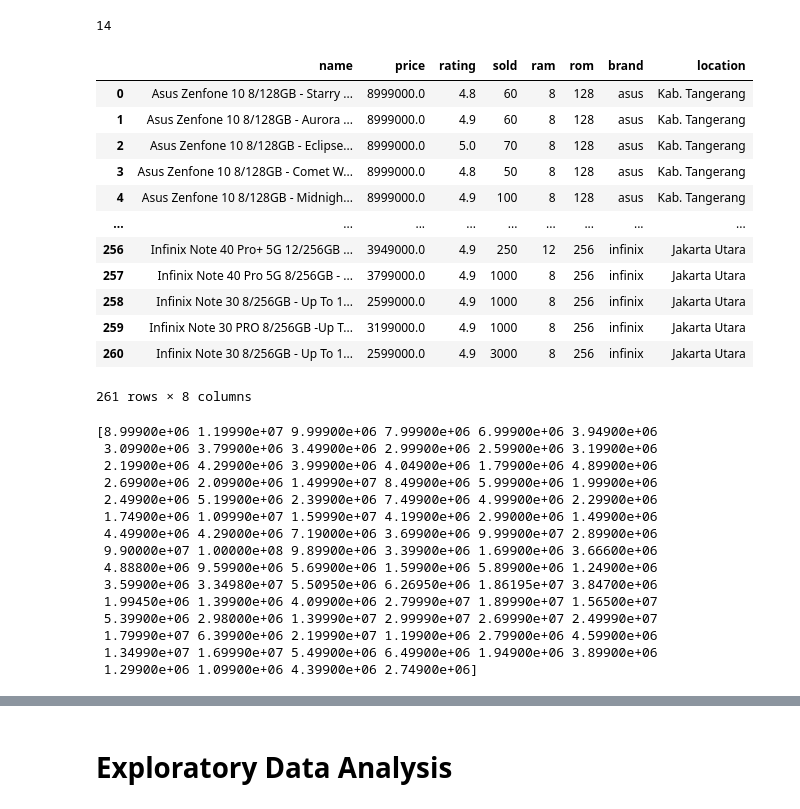
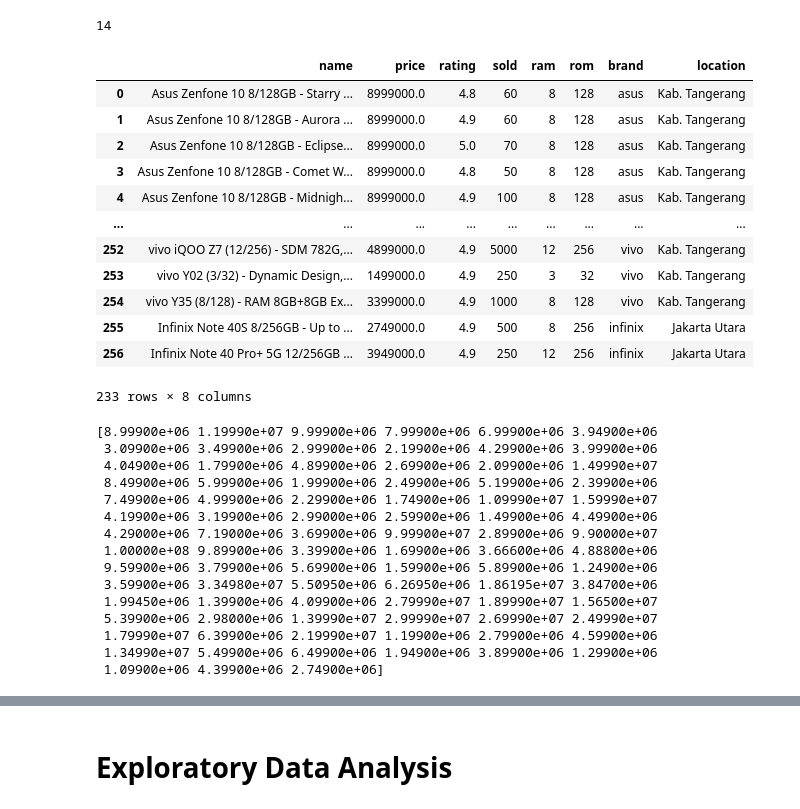
Before and after one commit to FTDS-assignment-bay/p2-final-project-group-01-1, a Jupyter notebook: EDA.ipynb, the cells around one changed output, grey strips where cells are left out. Saved outputs shown, nothing was run; the diff lists cells and outputs as text; code cells hidden in the pictures.

```diff
--- a/EDA.ipynb
+++ b/EDA.ipynb
@@ -91,41 +104,43 @@ df = pd.read_csv('analyst.csv')
 df.duplicated().sum()
 # %% [output]
 14
+# %%
+# Drop duplicate
+df = df.drop_duplicates(keep=False)
+df
+# %% [output]
+|  | name | price | rating | sold | ram | rom | brand | location |
+| 0 | Asus Zenfone 10 8/128GB - Starry ... | 8999000.0 | 4.8 | 60 | 8 | 128 | asus | Kab. Tangerang |
+| 1 | Asus Zenfone 10 8/128GB - Aurora ... | 8999000.0 | 4.9 | 60 | 8 | 128 | asus | Kab. Tangerang |
+| 2 | Asus Zenfone 10 8/128GB - Eclipse... | 8999000.0 | 5.0 | 70 | 8 | 128 | asus | Kab. Tangerang |
+| 3 | Asus Zenfone 10 8/128GB - Comet W... | 8999000.0 | 4.8 | 50 | 8 | 128 | asus | Kab. Tangerang |
+| 4 | Asus Zenfone 10 8/128GB - Midnigh... | 8999000.0 | 4.9 | 100 | 8 | 128 | asus | Kab. Tangerang |
+| ... | ... | ... | ... | ... | ... | ... | ... | ... |
+| 252 | vivo iQOO Z7 (12/256) - SDM 782G,... | 4899000.0 | 4.9 | 5000 | 12 | 256 | vivo | Kab. Tangerang |
+| 253 | vivo Y02 (3/32) - Dynamic Design,... | 1499000.0 | 4.9 | 250 | 3 | 32 | vivo | Kab. Tangerang |
+| 254 | vivo Y35 (8/128) - RAM 8GB+8GB Ex... | 3399000.0 | 4.9 | 1000 | 8 | 128 | vivo | Kab. Tangerang |
+| 255 | Infinix Note 40S 8/256GB - Up to ... | 2749000.0 | 4.9 | 500 | 8 | 256 | infinix | Jakarta Utara |
+| 256 | Infinix Note 40 Pro+ 5G 12/256GB ... | 3949000.0 | 4.9 | 250 | 12 | 256 | infinix | Jakarta Utara |
+233 rows × 8 columns
 # %%
 # Drop row with nan value
 df = df.dropna()
-# %%
-df
-# %% [output]
-|  | name | price | rating | sold | ram | rom | brand | location |
-| 0 | Asus Zenfone 10 8/128GB - Starry ... | 8999000.0 | 4.8 | 60 | 8 | 128 | asus | Kab. Tangerang |
-| 1 | Asus Zenfone 10 8/128GB - Aurora ... | 8999000.0 | 4.9 | 60 | 8 | 128 | asus | Kab. Tangerang |
-| 2 | Asus Zenfone 10 8/128GB - Eclipse... | 8999000.0 | 5.0 | 70 | 8 | 128 | asus | Kab. Tangerang |
-| 3 | Asus Zenfone 10 8/128GB - Comet W... | 8999000.0 | 4.8 | 50 | 8 | 128 | asus | Kab. Tangerang |
-| 4 | Asus Zenfone 10 8/128GB - Midnigh... | 8999000.0 | 4.9 | 100 | 8 | 128 | asus | Kab. Tangerang |
-| ... | ... | ... | ... | ... | ... | ... | ... | ... |
-| 256 | Infinix Note 40 Pro+ 5G 12/256GB ... | 3949000.0 | 4.9 | 250 | 12 | 256 | infinix | Jakarta Utara |
-| 257 | Infinix Note 40 Pro 5G 8/256GB - ... | 3799000.0 | 4.9 | 1000 | 8 | 256 | infinix | Jakarta Utara |
-| 258 | Infinix Note 30 8/256GB - Up To 1... | 2599000.0 | 4.9 | 1000 | 8 | 256 | infinix | Jakarta Utara |
-| 259 | Infinix Note 30 PRO 8/256GB -Up T... | 3199000.0 | 4.9 | 1000 | 8 | 256 | infinix | Jakarta Utara |
-| 260 | Infinix Note 30 8/256GB - Up To 1... | 2599000.0 | 4.9 | 3000 | 8 | 256 | infinix | Jakarta Utara |
-261 rows × 8 columns
 # %%
 # Check value
 print(df['price'].unique())
 # %% [output]
 [8.99900e+06 1.19990e+07 9.99900e+06 7.99900e+06 6.99900e+06 3.94900e+06
- 3.09900e+06 3.79900e+06 3.49900e+06 2.99900e+06 2.59900e+06 3.19900e+06
- 2.19900e+06 4.29900e+06 3.99900e+06 4.04900e+06 1.79900e+06 4.89900e+06
- 2.69900e+06 2.09900e+06 1.49990e+07 8.49900e+06 5.99900e+06 1.99900e+06
- 2.49900e+06 5.19900e+06 2.39900e+06 7.49900e+06 4.99900e+06 2.29900e+06
- 1.74900e+06 1.09990e+07 1.59990e+07 4.19900e+06 2.99000e+06 1.49900e+06
- 4.49900e+06 4.29000e+06 7.19000e+06 3.69900e+06 9.99900e+07 2.89900e+06
- 9.90000e+07 1.00000e+08 9.89900e+06 3.39900e+06 1.69900e+06 3.66600e+06
- 4.88800e+06 9.59900e+06 5.69900e+06 1.59900e+06 5.89900e+06 1.24900e+06
+ 3.09900e+06 3.49900e+06 2.99900e+06 2.19900e+06 4.29900e+06 3.99900e+06
+ 4.04900e+06 1.79900e+06 4.89900e+06 2.69900e+06 2.09900e+06 1.49990e+07
+ 8.49900e+06 5.99900e+06 1.99900e+06 2.49900e+06 5.19900e+06 2.39900e+06
+ 7.49900e+06 4.99900e+06 2.29900e+06 1.74900e+06 1.09990e+07 1.59990e+07
+ 4.19900e+06 3.19900e+06 2.99000e+06 2.59900e+06 1.49900e+06 4.49900e+06
+ 4.29000e+06 7.19000e+06 3.69900e+06 9.99900e+07 2.89900e+06 9.90000e+07
+ 1.00000e+08 9.89900e+06 3.39900e+06 1.69900e+06 3.66600e+06 4.88800e+06
+ 9.59900e+06 3.79900e+06 5.69900e+06 1.59900e+06 5.89900e+06 1.24900e+06
  3.59900e+06 3.34980e+07 5.50950e+06 6.26950e+06 1.86195e+07 3.84700e+06
  1.99450e+06 1.39900e+06 4.09900e+06 2.79990e+07 1.89990e+07 1.56500e+07
  5.39900e+06 2.98000e+06 1.39990e+07 2.99990e+07 2.69990e+07 2.49990e+07
  1.79990e+07 6.39900e+06 2.19990e+07 1.19900e+06 2.79900e+06 4.59900e+06
- 1.34990e+07 1.69990e+07 5.49900e+06 6.49900e+06 1.94900e+06 3.89900e+06
- 1.29900e+06 1.09900e+06 4.39900e+06 2.74900e+06]
+ 1.34990e+07 5.49900e+06 6.49900e+06 1.94900e+06 3.89900e+06 1.29900e+06
+ 1.09900e+06 4.39900e+06 2.74900e+06]
```
Also changed, not shown: parts of 33 cells of this notebook, 2 other files.
